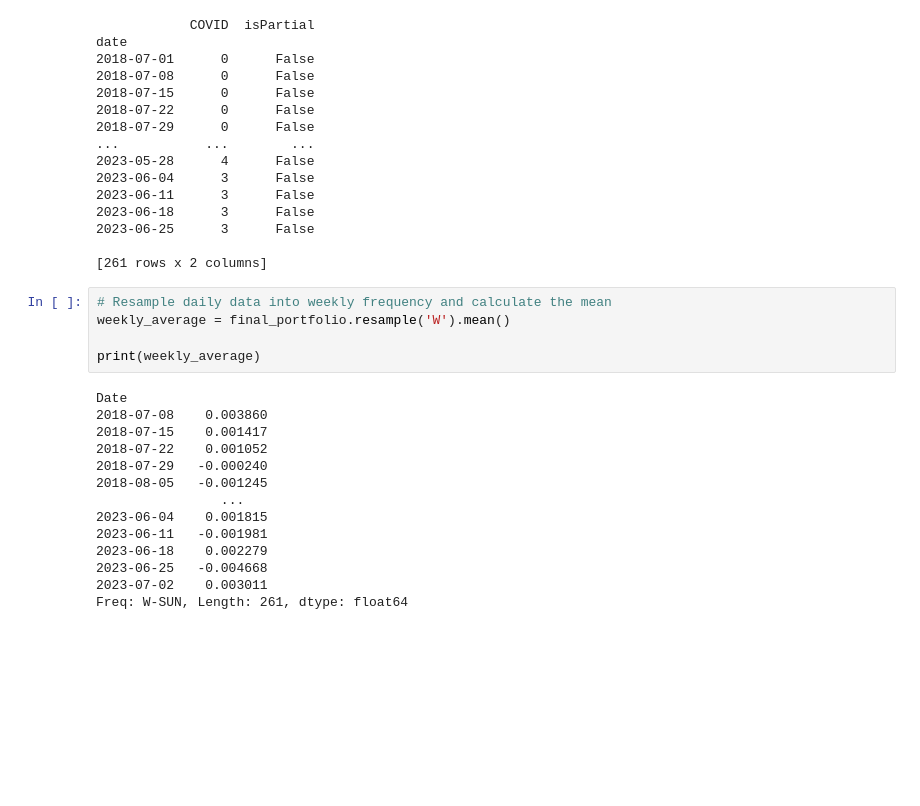
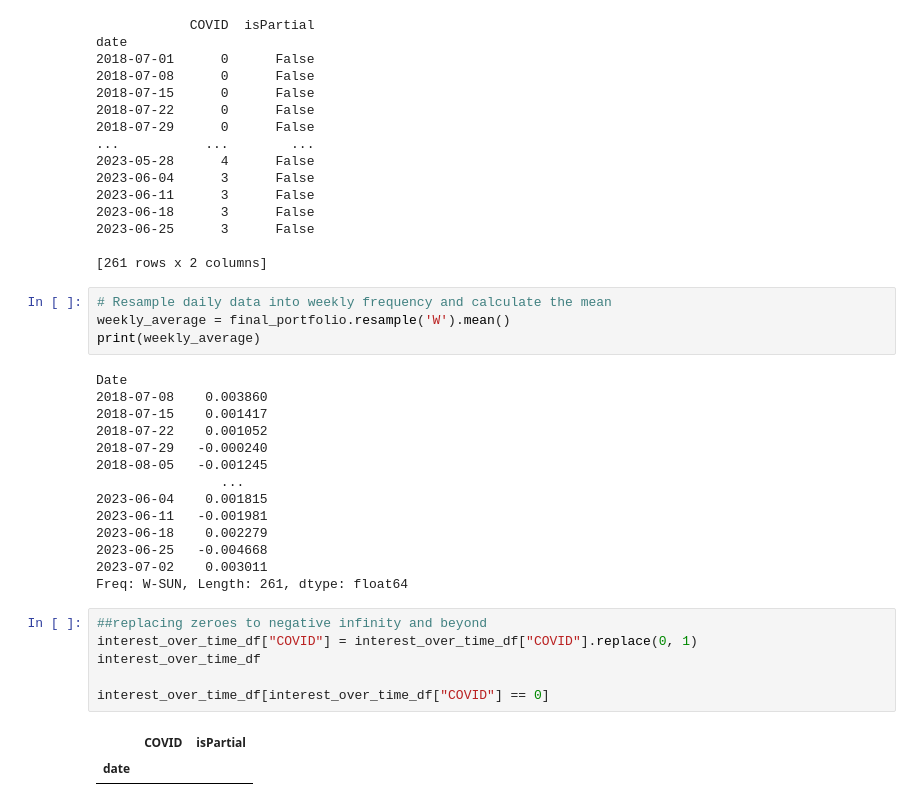
Before and after one commit to DGLewiss/Repo-Practice, a Jupyter notebook: Im_broken.ipynb, the cells around one changed output. Cells and saved outputs as stored; diff of their text form; blank space fills up the shorter version.

```diff
--- a/Im_broken.ipynb
+++ b/Im_broken.ipynb
@@ -228,7 +238,6 @@ date
 # %%
 # Resample daily data into weekly frequency and calculate the mean
 weekly_average = final_portfolio.resample('W').mean()
-
 print(weekly_average)
 # %% [output]
 Date
@@ -244,3 +253,12 @@ Date
 2023-06-25   -0.004668
 2023-07-02    0.003011
 Freq: W-SUN, Length: 261, dtype: float64
+# %%
+##replacing zeroes to negative infinity and beyond
+interest_over_time_df["COVID"] = interest_over_time_df["COVID"].replace(0, 1)
+interest_over_time_df
+
+interest_over_time_df[interest_over_time_df["COVID"] == 0]
+# %% [output]
+|  | COVID | isPartial |
+| date |  |  |
```
Also changed, not shown: parts of 9 cells of this notebook.
